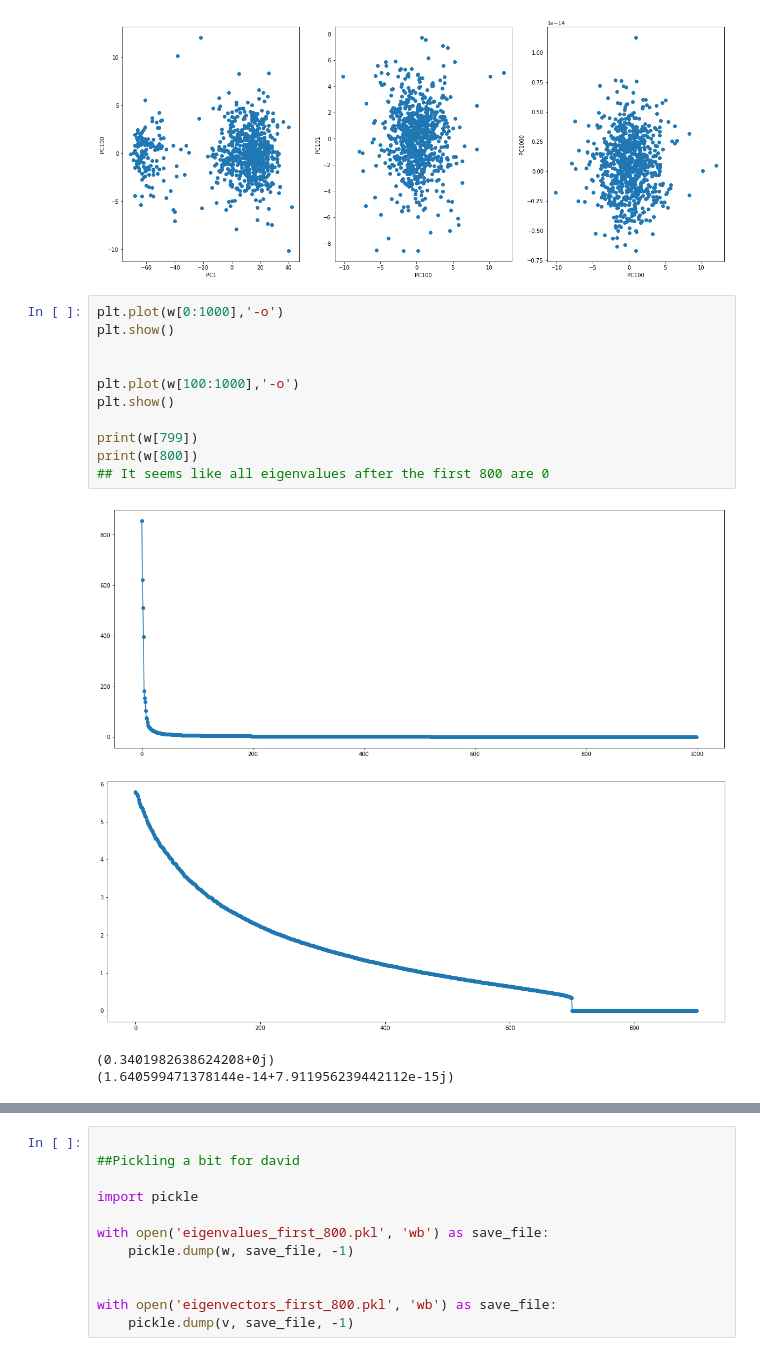
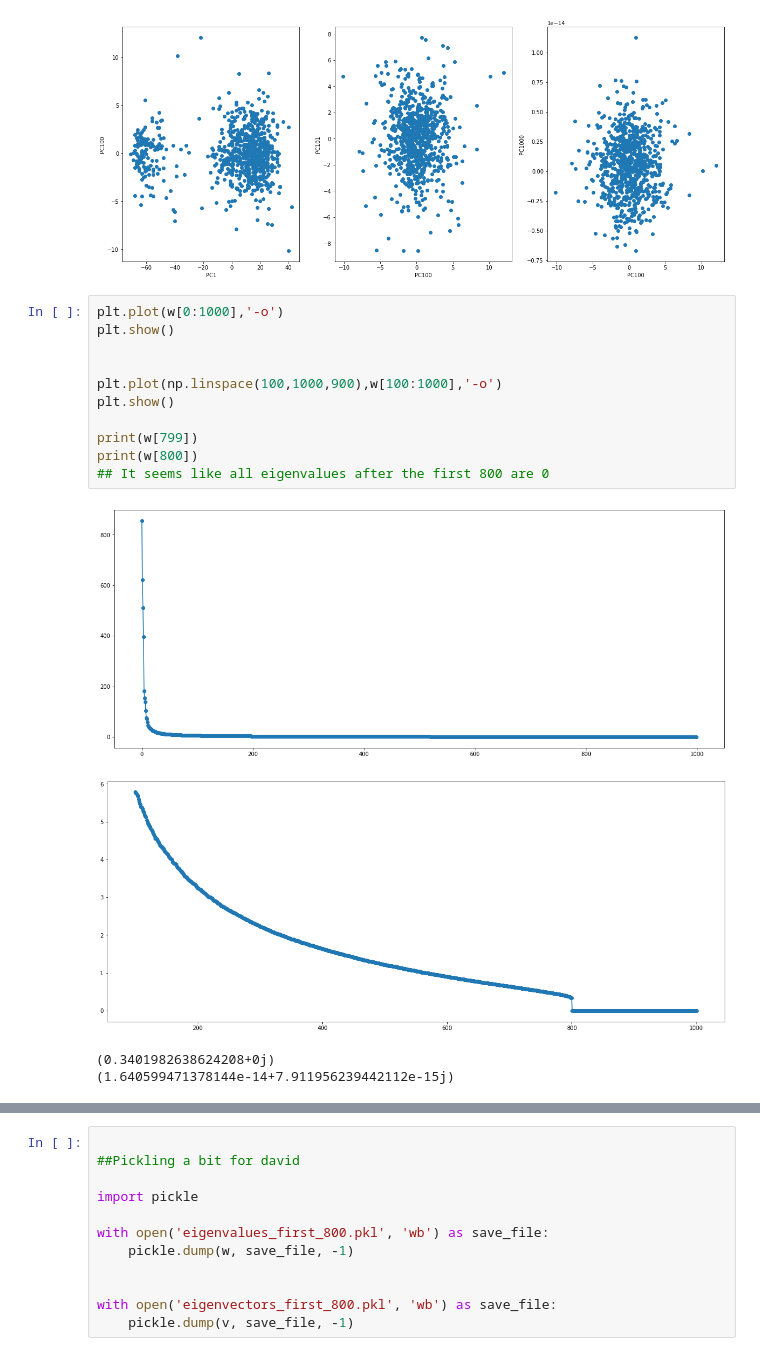
Before and after one commit to dtonderski/statistical_learning_for_big_data, a Jupyter notebook: Homework 2/P2_fred.ipynb, the cells around one changed output, grey strips where cells are left out. Drawn from its saved outputs; the diff is of its cells as text.

```diff
--- a/Homework 2/P2_fred.ipynb
+++ b/Homework 2/P2_fred.ipynb
@@ -171,17 +171,17 @@ Text(0, 0.5, 'PC1000')
 # %%
 plt.plot(w[0:1000],'-o')
 plt.show()
 
 
-plt.plot(w[100:1000],'-o')
+plt.plot(np.linspace(100,1000,900),w[100:1000],'-o')
 plt.show()
 
 print(w[799])
 print(w[800])
 ## It seems like all eigenvalues after the first 800 are 0
 # %% [output]
 [figure]
-[figure, old version]
+[figure, new version]
 (0.3401982638624208+0j)
 (1.640599471378144e-14+7.911956239442112e-15j)
 # %%
```
Also changed, not shown: parts of 9 cells of this notebook, 1 other file.
